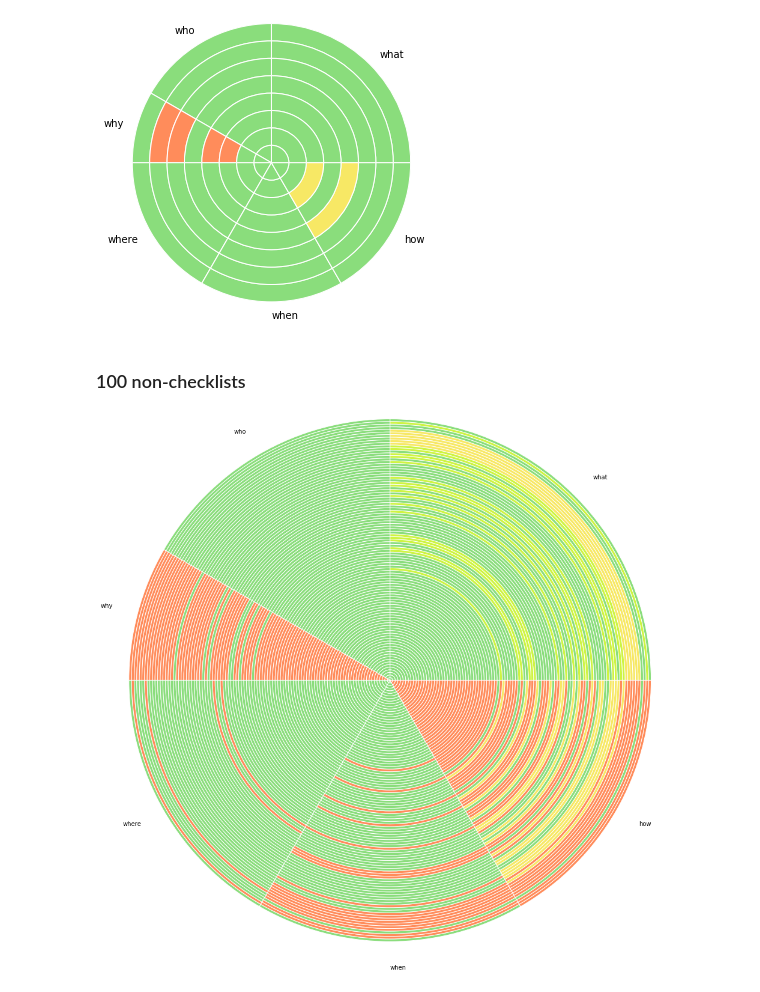
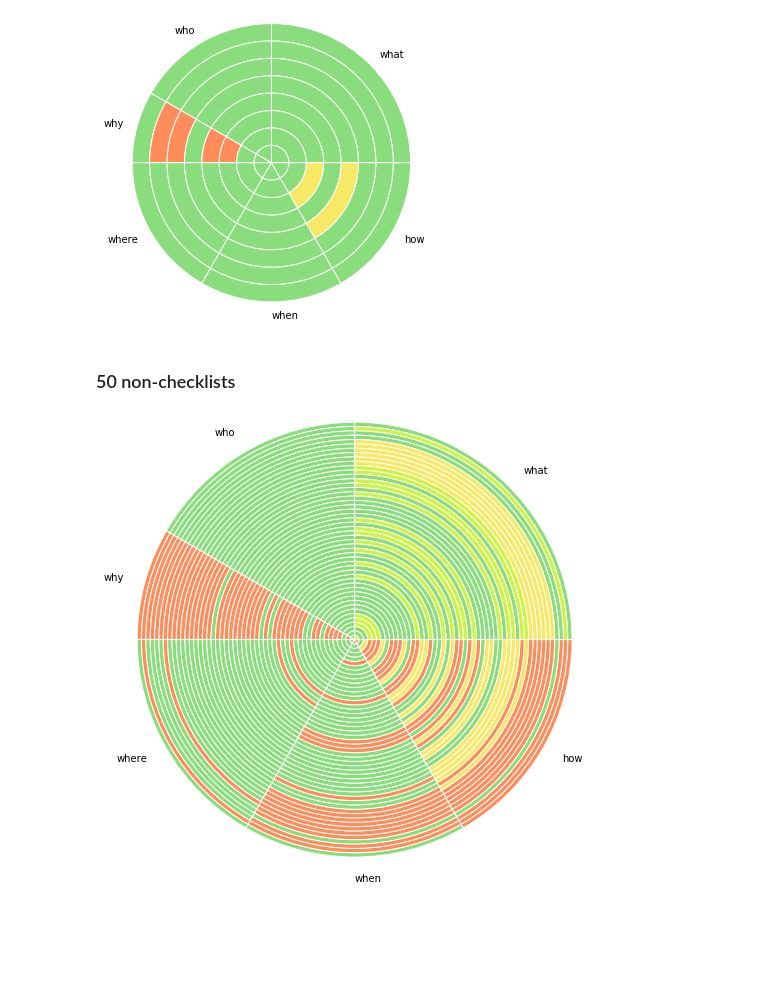
Before and after one commit to gbif/data-products, a Jupyter notebook: metadata/baseline_metrics_metadata_all_dataset_NO_plazi_geotag_pangea.ipynb, the cells around one changed output. Cells and saved outputs as stored; diff of their text form; code cells hidden in the pictures; blank space fills up the shorter version.

```diff
--- a/metadata/baseline_metrics_metadata_all_dataset_NO_plazi_geotag_pangea.ipynb
+++ b/metadata/baseline_metrics_metadata_all_dataset_NO_plazi_geotag_pangea.ipynb
@@ -110,9 +110,9 @@ plot_entire_dataset(ax, summary_example_datasets, score_names, 0.2)
 # %% [output]
 [figure]
 # %% [markdown]
-### 100 non-checklists
+### 50 non-checklists
 # %%
-plot_entire_dataset(ax, other_summary_metadata[0:100], score_names)
+plot_entire_dataset(ax, other_summary_metadata[0:50], score_names)
 # %% [output]
-[figure, old version]
+[figure, new version]
 # %% [markdown]
```
Also changed, not shown: parts of 2 cells of this notebook.
